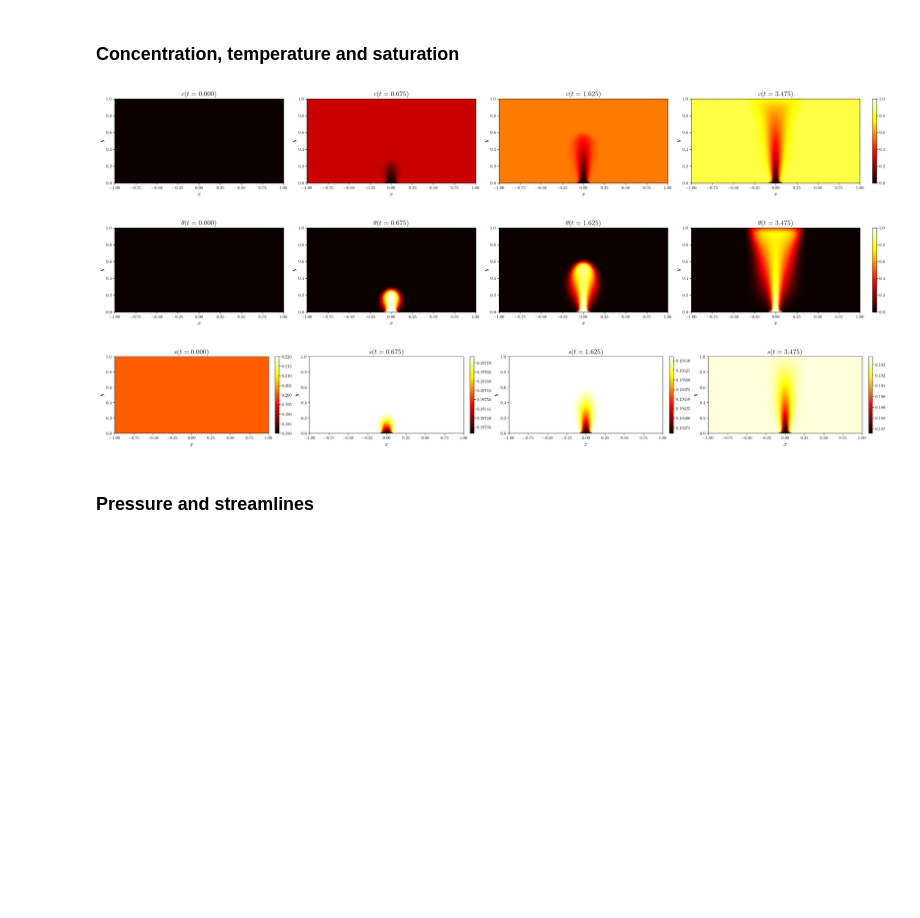
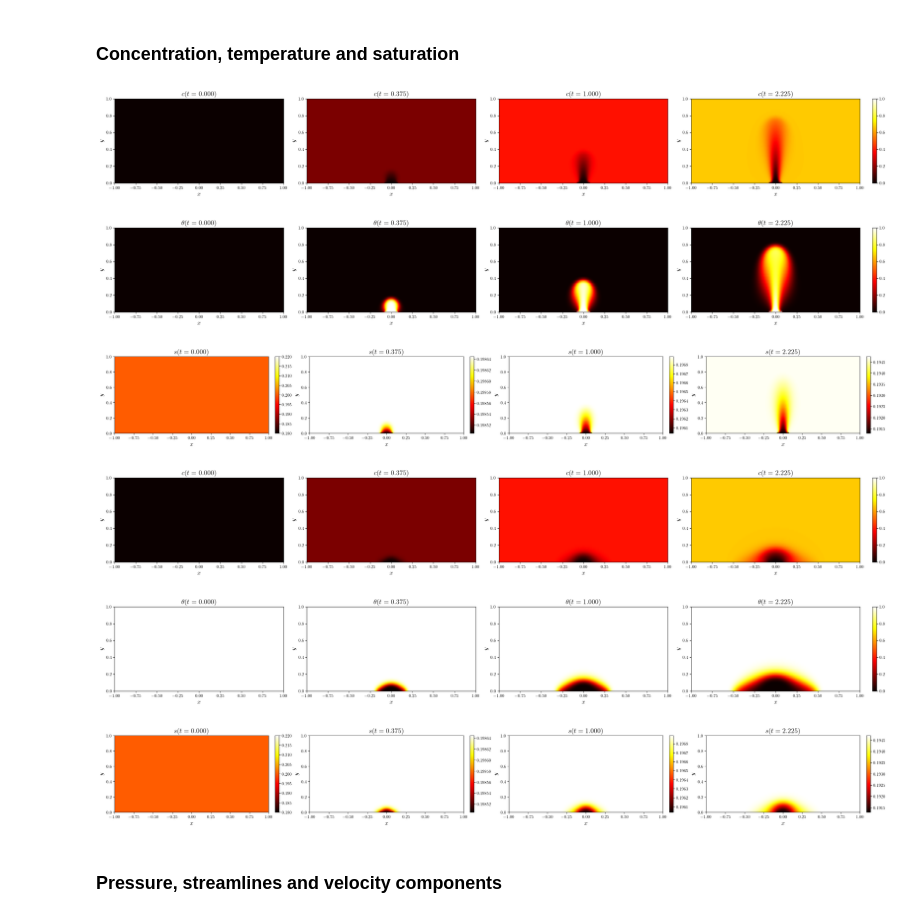
Before and after one commit to george-poole/CRoCoDiL, a Jupyter notebook: system_d/expo/D10_overview.ipynb, the cells around one changed output. Saved outputs shown, nothing was run; the diff lists cells and outputs as text; code cells hidden in the pictures; blank space fills up the shorter version.

```diff
--- a/system_d/expo/D10_overview.ipynb
+++ b/system_d/expo/D10_overview.ipynb
@@ -36,7 +36,7 @@ PARAMS_PHYSICAL = SYSTEM_D_REFERENCE.replace(
 theta_buoy_opts = (True, False)
 simulations: dict[bool, Simulation] = {}
 
-for theta_buoy in theta_buoy_opts[:1]:
+for theta_buoy in theta_buoy_opts:
     simulations[theta_buoy] = dns_system_d(
         store_delta=STORE,
         write_delta=WRITE,
@@ -69,7 +69,7 @@ for theta_buoy in theta_buoy_opts[:1]:
 # %% [markdown]
 ## Run the simulations
 # %%
-n_stop = set_ipynb_variable('N_STOP', 150)
+n_stop = set_ipynb_variable('N_STOP', 100)
 t_stop = 100.0
 dt_init = 1e-6
 n_init = 10
@@ -77,7 +77,7 @@ n_init = 10
 for theta_buoy, sim in simulations.items():
     sim = simulations[theta_buoy]
     run(sim, n_stop=n_stop, t_stop=t_stop, dt_init=dt_init, n_init=n_init, show_progress=True)
-    # if WRITE:
-    #     xdmf_to_npz(simulation, delete_xdmf=False)
-    # else:
-    #     write(simulation.parameters, simulation.parameter_file, simulation.dir_path, mode='w')
+    if WRITE:
+        xdmf_to_npz(sim, delete_xdmf=False)
+    else:
+        write(sim.parameters, sim.parameter_file, sim.dir_path, mode='w')
@@ -126,34 +158,40 @@ time_indices = (*[int(i * n_stop) for i in (0, 0.25, 0.5)], -1)
 mirror = PARAMS_PHYSICAL['mirror']
 
 if mirror:
-    mirrored = lambda u: mirror_grid(u, 'x')
+    mirrored = lambda u, rescale=1: mirror_grid(u, 'x', rescale)
 else:
-    mirrored = lambda u: u
+    mirrored = lambda u, *_: u
 # %%
 for theta_buoy, sim in simulations.items():
     s, c, theta = sim['s', 'c', 'theta']
     sim = simulations[theta_buoy]
     mfig_c, *_ = plot_colormap_multifigure(n_cols=len(time_indices), cbars=(0, 1))(
         [mirrored(c.series[i]) for i in time_indices],
         cmap='hot',
         title=[f'$c(t={c.time_series[i]:.3f})$' for i in time_indices],
     )
+    save_figure(f'theta_buoy={theta_buoy}_c(t)', sim.dir_path, prefix=False)(mfig_c)
     mfig_theta, *_ = plot_colormap_multifigure(n_cols=len(time_indices), cbars=(0, 1))(
         [mirrored(theta.series[i]) for i in time_indices],
         cmap='hot',
         title=[f'$\\theta(t={theta.time_series[i]:.3f})$' for i in time_indices],
     )
+    save_figure(f'theta_buoy={theta_buoy}_theta(t)', sim.dir_path, prefix=False)(mfig_theta)
     mfig_s, *_ = plot_colormap_multifigure(n_cols=len(time_indices), cbars=True)(
         [mirrored(s.series[i]) for i in time_indices],
         cmap='hot',
         title=[f'$s(t={s.time_series[i]:.3f})$' for i in time_indices],
     )
+    save_figure(f'theta_buoy={theta_buoy}_s(t)', sim.dir_path, prefix=False)(mfig_s)
 # %% [output]
-[figure, old version]
+[figure, new version]
-[figure, old version]
+[figure, new version]
-[figure, old version]
+[figure, new version]
+[figure, added]
+[figure, added]
+[figure, added]
 # %% [markdown]
-### Pressure and streamlines
+### Pressure, streamlines and velocity components
 # %%
 for theta_buoy, sim in simulations.items():
     u, p = sim['u', 'p']
```
Also changed, not shown: parts of 8 cells of this notebook, 28 other files.
